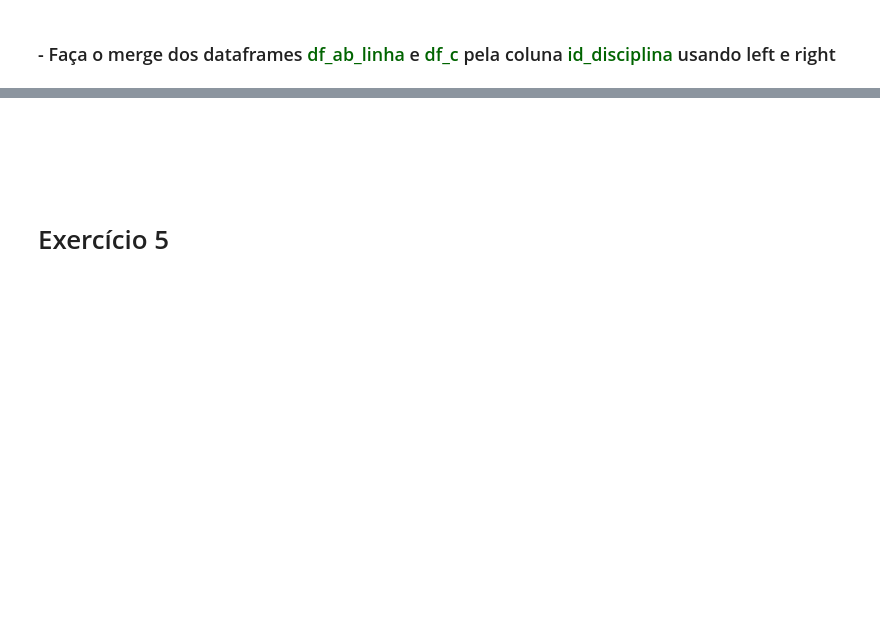
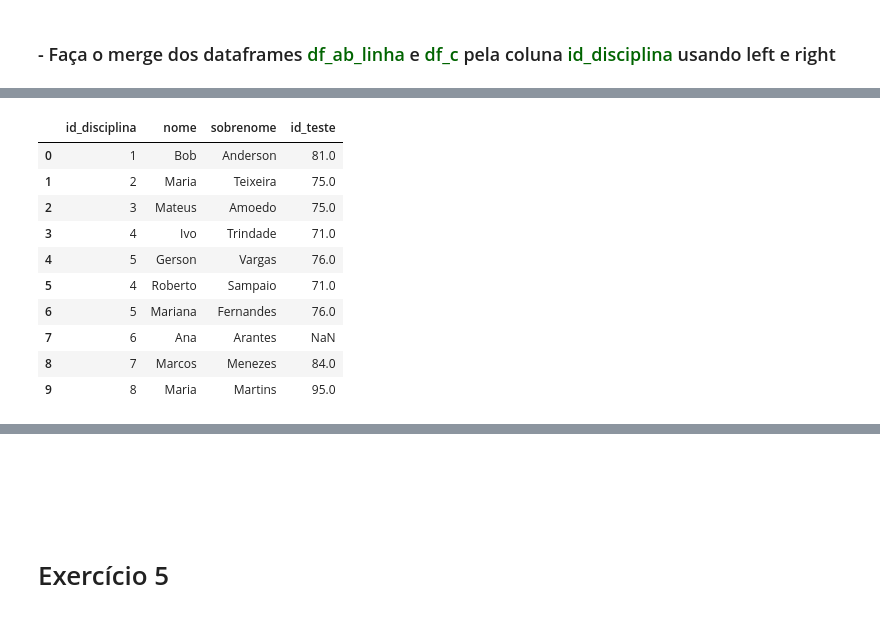
Before and after one commit to EduardoBran/Python_-_Eng_de_Atributos_-_E-Commerce_Data, a Jupyter notebook: Lista_de_Exercicios.ipynb, the cells around one changed output, grey strips where cells are left out. Cells and saved outputs as stored; diff of their text form; code cells hidden in the pictures; blank space fills up the shorter version.

```diff
--- a/Lista_de_Exercicios.ipynb
+++ b/Lista_de_Exercicios.ipynb
@@ -107,0 +195,16 @@ df_c
+# %%
+# Solução
+merge_left = pd.merge(df_ab_linha, df_c, on = 'id_disciplina', how = 'left')
+merge_left
+# %% [output]
+|  | id_disciplina | nome | sobrenome | id_teste |
+| 0 | 1 | Bob | Anderson | 81.0 |
+| 1 | 2 | Maria | Teixeira | 75.0 |
+| 2 | 3 | Mateus | Amoedo | 75.0 |
+| 3 | 4 | Ivo | Trindade | 71.0 |
+| 4 | 5 | Gerson | Vargas | 76.0 |
+| 5 | 4 | Roberto | Sampaio | 71.0 |
+| 6 | 5 | Mariana | Fernandes | 76.0 |
+| 7 | 6 | Ana | Arantes | NaN |
+| 8 | 7 | Marcos | Menezes | 84.0 |
+| 9 | 8 | Maria | Martins | 95.0 |
```
Also changed, not shown: parts of 28 cells of this notebook, 2 other files.
